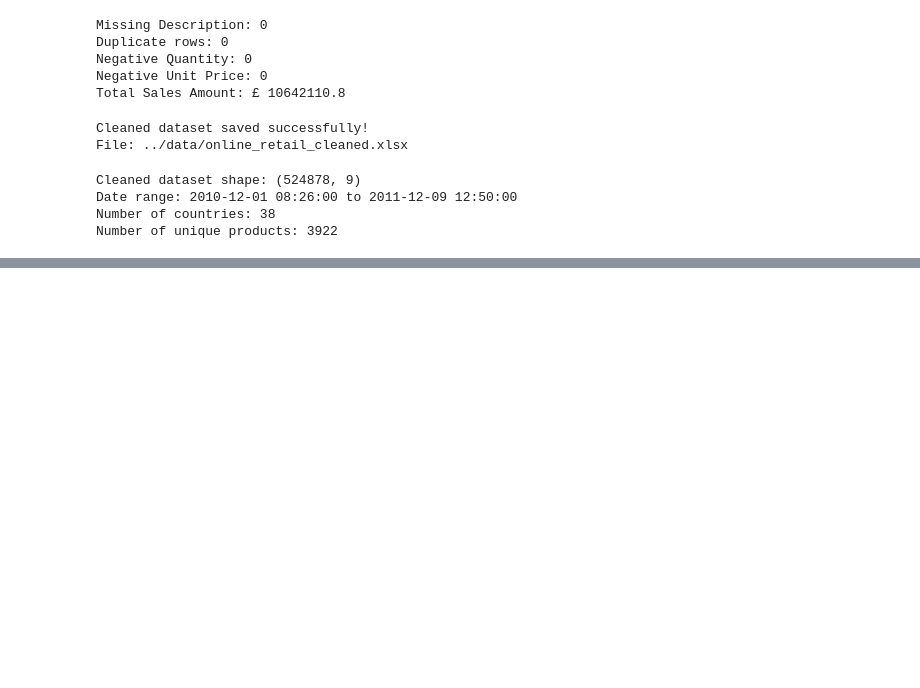
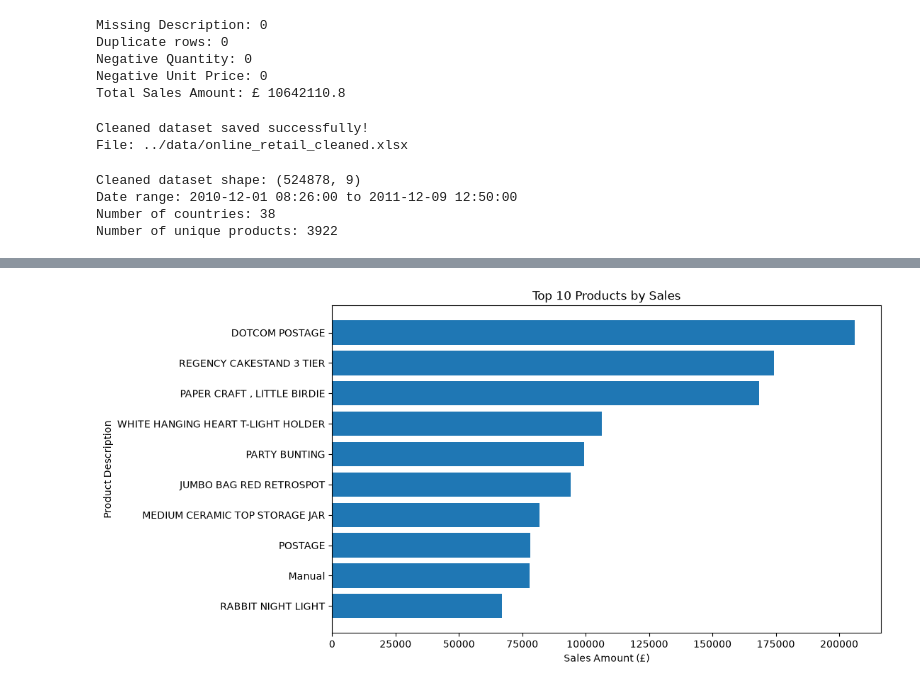
Before and after one commit to jithin2001-ux/git-github-basics, a Jupyter notebook: notebooks/sales_analysis.ipynb.ipynb, the cells around one changed output, grey strips where cells are left out. Cells and saved outputs as stored; diff of their text form; code cells hidden in the pictures; blank space fills up the shorter version.

```diff
--- a/notebooks/sales_analysis.ipynb.ipynb
+++ b/notebooks/sales_analysis.ipynb.ipynb
@@ -190,0 +361,20 @@ Number of unique products: 3922
+# %%
+# Visualization 2: Top 10 Products by Sales
+
+top_products = (
+    clean_df.groupby("Description")["SalesAmount"]
+    .sum()
+    .sort_values(ascending=False)
+    .head(10)
+)
+
+plt.figure(figsize=(10, 6))
+plt.barh(top_products.index[::-1], top_products.values[::-1])
+
+plt.title("Top 10 Products by Sales")
+plt.xlabel("Sales Amount (£)")
+plt.ylabel("Product Description")
+
+plt.show()
+# %% [output]
+[figure, added]
```
Also changed, not shown: parts of 14 cells of this notebook, 10 other files.
